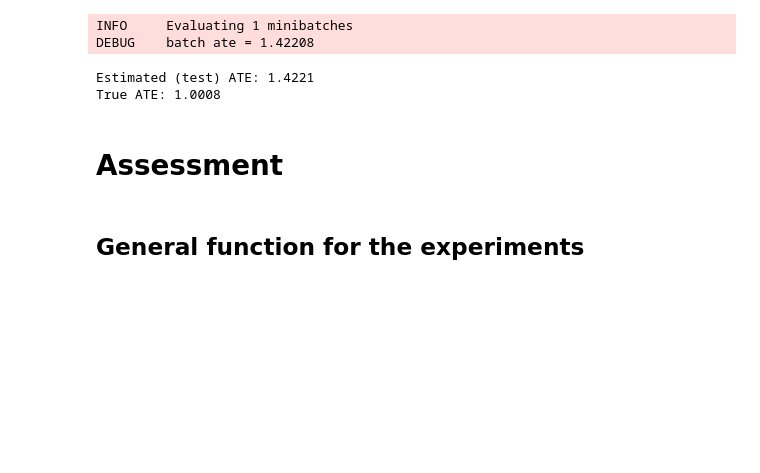
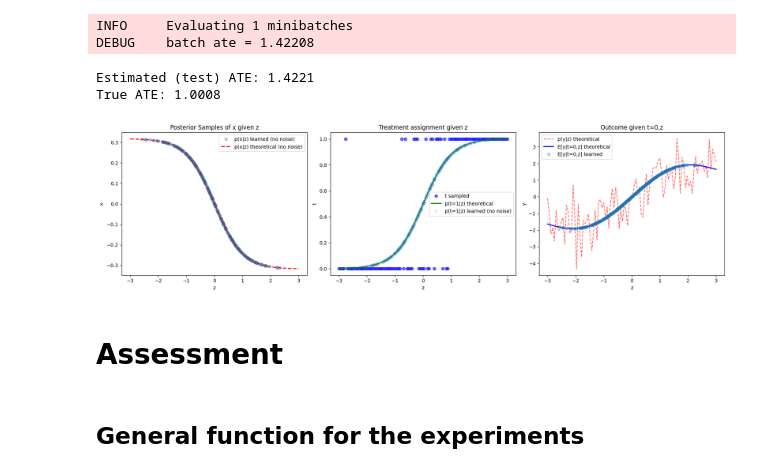
Before and after one commit to christianfaccio/causal_machine_learning, a Jupyter notebook: src/causal_effect_inference.ipynb, the cells around one changed output. Drawn from its saved outputs; the diff is of its cells as text; code cells hidden in the pictures; blank space fills up the shorter version.

Commit message:
added graphs for diagnostics

```diff
--- a/src/causal_effect_inference.ipynb
+++ b/src/causal_effect_inference.ipynb
@@ -281,10 +277,11 @@ If we think that there must be an hidden confounder that we have to account for,
         # weight_decay=1e-6
         # )
 # %%
-x, t, y   = (
+x, t, y, a   = (
     data_original["x"],
     data_original["t"],
-    data_original["y"]
+    data_original["y"],
+    data_original["a"]
     )
 
 z = data_original["z"]
@@ -356,3 +381,66 @@ True ATE: 1.0008
+# %%
+z_posterior_sampled = sample_from_variational_posterior(cevae, x_test, t_test, y_test, num_samples=1)
+z_posterior_sampled = z_posterior_sampled.squeeze(0)
+
+z_sampled_odered = z_posterior_sampled.sort(dim=0).values
+
+# x_ij = tanh(z_i) * a_j + eps_ij
+x_given_z_post = torch.tanh(z_sampled_odered).unsqueeze(1) * a.unsqueeze(0)
+
+p_t = torch.sigmoid(2.0 * z_sampled_odered)
+t_given_z_post = dist.Bernoulli(probs=p_t).sample().unsqueeze(1)
+
+# y given t=0,z (learned)
+g_learned = torch.sin(z_sampled_odered) + 0.5 * z_sampled_odered
+tau_learned = 1.0 + 0.5 * z_sampled_odered
+y_mean_learned = g_learned
+y_given_t_z_post = dist.Normal(loc=y_mean_learned, scale=1.0).sample()
+
+z_theory = np.linspace(-3, 3, 100)
+x_theory = np.tanh(z_theory) * a[0].cpu().numpy()
+z_theory_tensor = torch.from_numpy(z_theory).float()
+p_t_theory = torch.sigmoid(2.0 * z_theory_tensor)
+t_theory = dist.Bernoulli(probs = p_t_theory).sample().numpy()
+g_theory = torch.sin(z_theory_tensor) + 0.5 * z_theory_tensor
+tau_theory = 1.0 + 0.5 * z_theory_tensor
+y_mean_theory = g_theory # with t=0
+y_theory = dist.Normal(loc=y_mean_theory, scale=1.0).sample().numpy()
+
+# Create subplots side by side
+fig, (ax1, ax2, ax3) = plt.subplots(1, 3, figsize=(18, 5))
+
+# Left plot: x given z
+ax1.plot(z_sampled_odered, x_given_z_post[:, :, 0], 'o', alpha=0.3, label='p(x|z) learned (no noise)')
+ax1.plot(z_theory, x_theory, 'r--', linewidth=2, label='p(x|z) theoretical (no noise)')
+ax1.set_xlabel('z')
+ax1.set_ylabel('x')
+ax1.set_title('Posterior Samples of x given z')
+ax1.legend()
+
+# Middle plot: t given z
+ax2.plot(z_theory, t_theory, 'bo', alpha=0.6, label='t sampled')
+ax2.plot(z_theory, p_t_theory.cpu().numpy(), 'g-', linewidth=2, label='p(t=1|z) theoretical')
+ax2.plot(z_sampled_odered, p_t.cpu().numpy(), 'o', alpha=0.1, label='p(t=1|z) learned (no noise)')
+ax2.set_xlabel('z')
+ax2.set_ylabel('t')
+ax2.set_title('Treatment assignment given z')
+ax2.legend()
+
+# Right plot: y given t=0,z
+ax3.plot(z_theory, y_theory, 'r--', alpha=0.6, label='p(y|z) theoretical')
+ax3.plot(z_theory, y_mean_theory.cpu().numpy(), 'b-', linewidth=2, label='E[y|t=0,z] theoretical')
+ax3.plot(z_sampled_odered, y_mean_learned, 'o', alpha=0.3, label='E[y|t=0,z] learned')
+ax3.set_xlabel('z')
+ax3.set_ylabel('y')
+ax3.set_title('Outcome given t=0,z')
+ax3.legend()
+
+plt.tight_layout()
+# save the figure
+plt.savefig("post_results_diagnostics.png", dpi=300, bbox_inches='tight')
+plt.show()
+# %% [output]
+[figure, added]
 # %%
 # Save the model
 torch.save(cevae, "cevae_model_full.pth")
```
Also changed, not shown: parts of 3 cells of this notebook, 3 other files.
